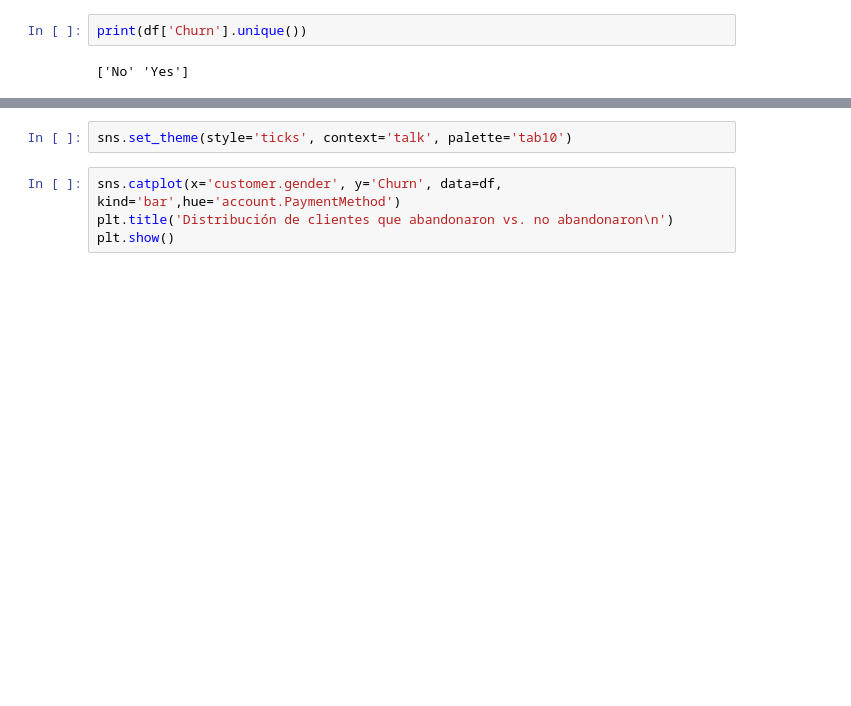
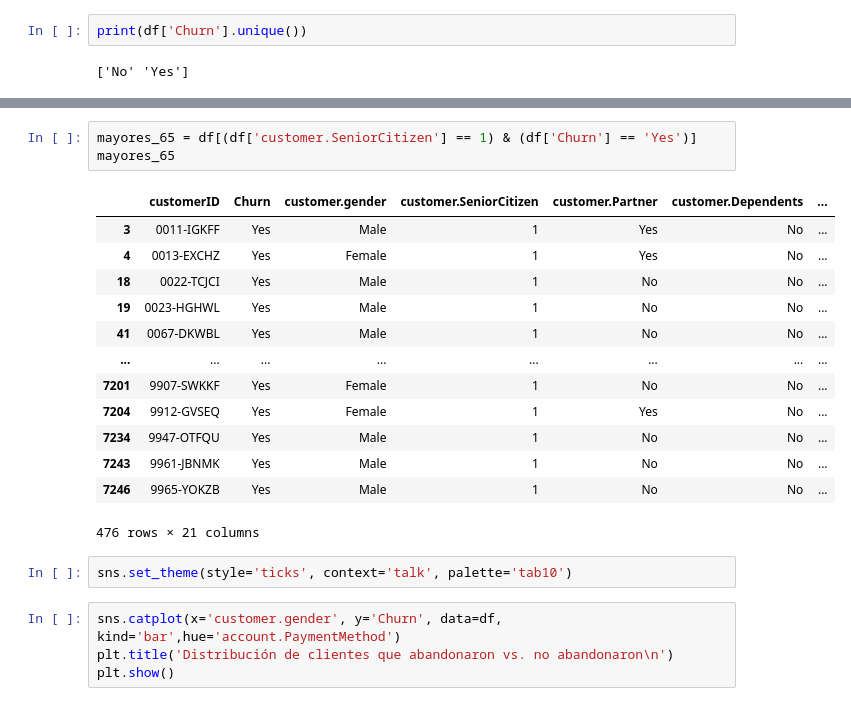
Before and after one commit to Goyo0117970/TelecomX, a Jupyter notebook: TelecomX.ipynb, the cells around one changed output, grey strips where cells are left out. Drawn from its saved outputs; the diff is of its cells as text; blank space fills up the shorter version.

```diff
--- a/TelecomX.ipynb
+++ b/TelecomX.ipynb
@@ -142,3 +227,20 @@ print(df['Churn'].unique())
+# %%
+mayores_65 = df[(df['customer.SeniorCitizen'] == 1) & (df['Churn'] == 'Yes')]
+mayores_65
+# %% [output]
+|  | customerID | Churn | customer.gender | customer.SeniorCitizen | customer.Partner | customer.Dependents | ... |
+| 3 | 0011-IGKFF | Yes | Male | 1 | Yes | No | ... |
+| 4 | 0013-EXCHZ | Yes | Female | 1 | Yes | No | ... |
+| 18 | 0022-TCJCI | Yes | Male | 1 | No | No | ... |
+| 19 | 0023-HGHWL | Yes | Male | 1 | No | No | ... |
+| 41 | 0067-DKWBL | Yes | Male | 1 | No | No | ... |
+| ... | ... | ... | ... | ... | ... | ... | ... |
+| 7201 | 9907-SWKKF | Yes | Female | 1 | No | No | ... |
+| 7204 | 9912-GVSEQ | Yes | Female | 1 | Yes | No | ... |
+| 7234 | 9947-OTFQU | Yes | Male | 1 | No | No | ... |
+| 7243 | 9961-JBNMK | Yes | Male | 1 | No | No | ... |
+| 7246 | 9965-YOKZB | Yes | Male | 1 | No | No | ... |
+476 rows × 21 columns
 # %%
 sns.set_theme(style='ticks', context='talk', palette='tab10')
 # %%
```
Also changed, not shown: parts of 10 cells of this notebook.
